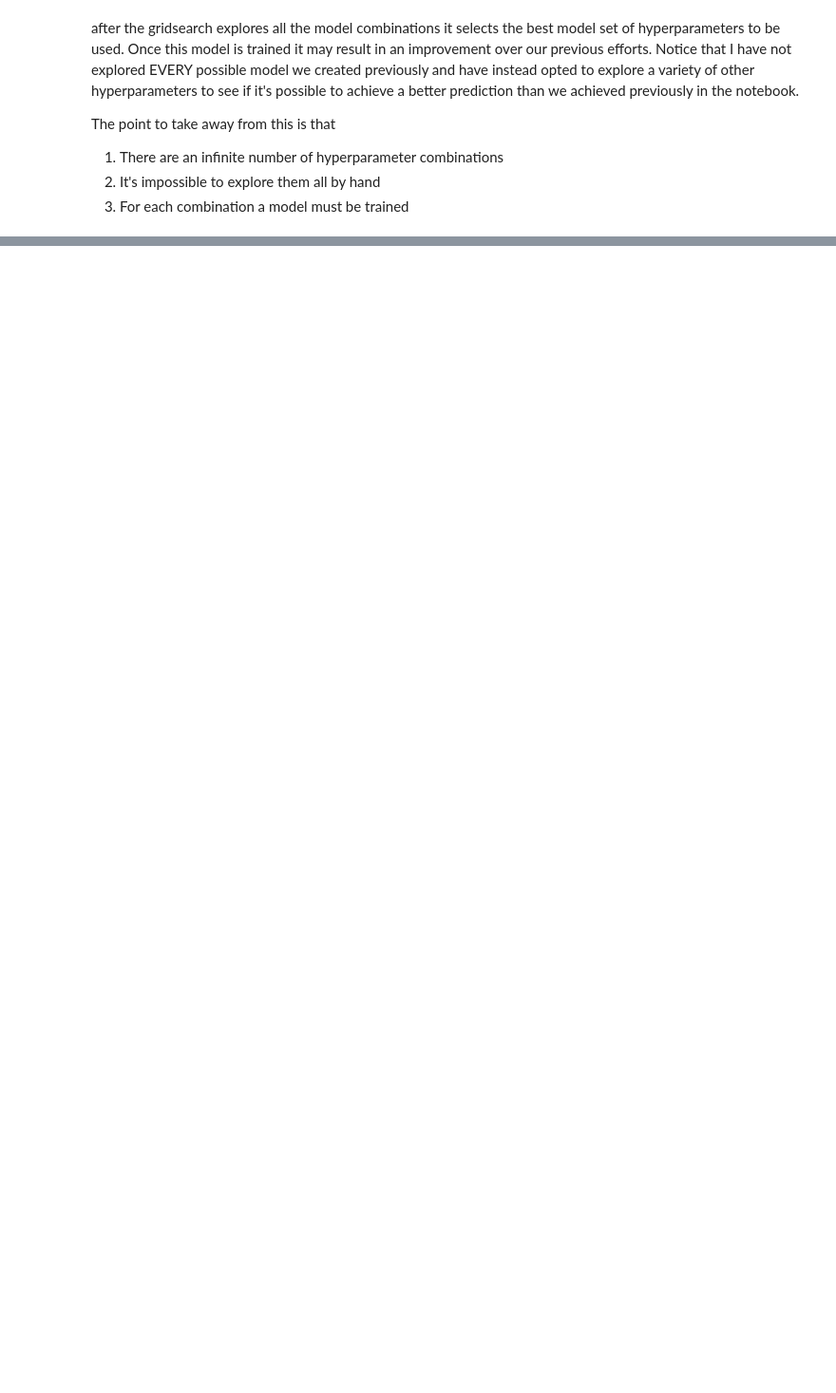
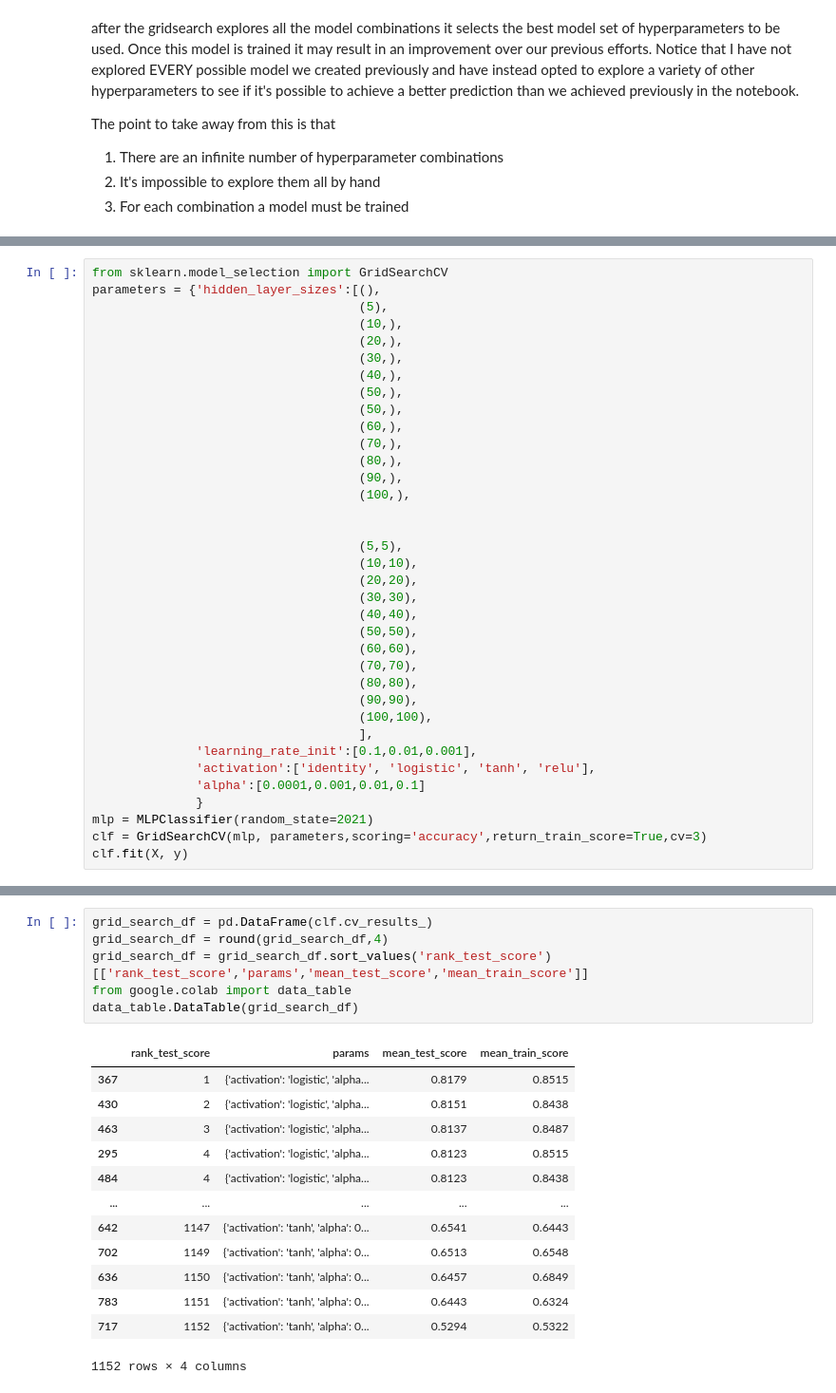
Before and after one commit to matthewpecsok/4482_fall_2022, a Jupyter notebook: tutorials/4482_classification_MLP_titanic_cleaned.ipynb, the cells around one changed output, grey strips where cells are left out. Shown at 95% size. Cells and saved outputs as stored; diff of their text form; blank space fills up the shorter version.

```diff
--- a/tutorials/4482_classification_MLP_titanic_cleaned.ipynb
+++ b/tutorials/4482_classification_MLP_titanic_cleaned.ipynb
@@ -307,0 +500,36 @@ compare this test_f1 to the test_f1 results we had from the other models. Have w
+# %%
+from sklearn.model_selection import GridSearchCV
+parameters = {'hidden_layer_sizes':[(),
+                                    (5),
+                                    (10,),
+                                    (20,),
+                                    (30,),
+                                    (40,),
+                                    (50,),
+                                    (50,),
+                                    (60,),
+                                    (70,),
+                                    (80,),
+                                    (90,),
+                                    (100,),
+
+
+                                    (5,5),
+                                    (10,10),
+                                    (20,20),
+                                    (30,30),
+                                    (40,40),
+                                    (50,50),
+                                    (60,60),
+                                    (70,70),
+                                    (80,80),
+                                    (90,90),
+                                    (100,100),
+                                    ],
+              'learning_rate_init':[0.1,0.01,0.001],
+              'activation':['identity', 'logistic', 'tanh', 'relu'],
+              'alpha':[0.0001,0.001,0.01,0.1]
+              }
+mlp = MLPClassifier(random_state=2021)
+clf = GridSearchCV(mlp, parameters,scoring='accuracy',return_train_score=True,cv=3)
+clf.fit(X, y)
@@ -307,0 +549,20 @@ compare this test_f1 to the test_f1 results we had from the other models. Have w
+# %%
+grid_search_df = pd.DataFrame(clf.cv_results_)
+grid_search_df = round(grid_search_df,4)
+grid_search_df = grid_search_df.sort_values('rank_test_score')[['rank_test_score','params','mean_test_score','mean_train_score']]
+from google.colab import data_table
+data_table.DataTable(grid_search_df)
+# %% [output]
+|  | rank_test_score | params | mean_test_score | mean_train_score |
+| 367 | 1 | {'activation': 'logistic', 'alpha... | 0.8179 | 0.8515 |
+| 430 | 2 | {'activation': 'logistic', 'alpha... | 0.8151 | 0.8438 |
+| 463 | 3 | {'activation': 'logistic', 'alpha... | 0.8137 | 0.8487 |
+| 295 | 4 | {'activation': 'logistic', 'alpha... | 0.8123 | 0.8515 |
+| 484 | 4 | {'activation': 'logistic', 'alpha... | 0.8123 | 0.8438 |
+| ... | ... | ... | ... | ... |
+| 642 | 1147 | {'activation': 'tanh', 'alpha': 0... | 0.6541 | 0.6443 |
+| 702 | 1149 | {'activation': 'tanh', 'alpha': 0... | 0.6513 | 0.6548 |
+| 636 | 1150 | {'activation': 'tanh', 'alpha': 0... | 0.6457 | 0.6849 |
+| 783 | 1151 | {'activation': 'tanh', 'alpha': 0... | 0.6443 | 0.6324 |
+| 717 | 1152 | {'activation': 'tanh', 'alpha': 0... | 0.5294 | 0.5322 |
+1152 rows × 4 columns
```
Also changed, not shown: parts of 47 cells of this notebook.
